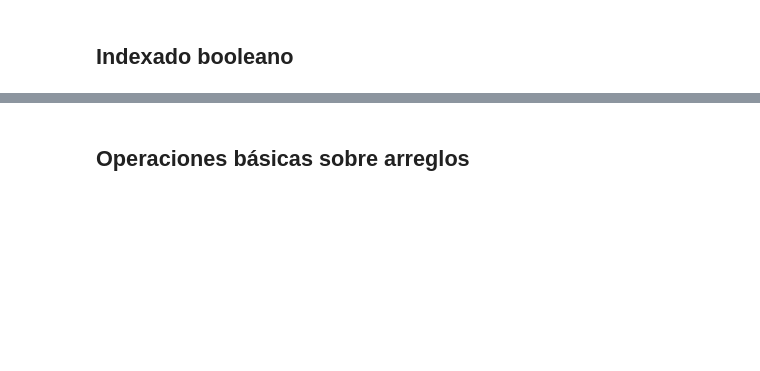
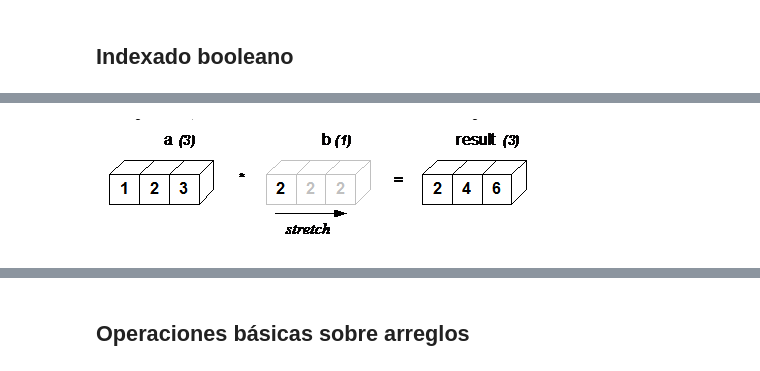
Before and after one commit to lmpizarro/apuntes-python-cientifico, a Jupyter notebook: tallerPython/numpy.ipynb, the cells around one changed output, grey strips where cells are left out. Saved outputs shown, nothing was run; the diff lists cells and outputs as text; code cells hidden in the pictures; blank space fills up the shorter version.

Commit message:
broadcast figures added

```diff
--- a/tallerPython/numpy.ipynb
+++ b/tallerPython/numpy.ipynb
@@ -298,0 +336,5 @@ print(a)
+# %%
+from IPython.display import Image
+Image(filename='bc-figure01.png')
+# %% [output]
+[figure, added]
```
Also changed, not shown: parts of 24 cells of this notebook, 1 other file.
